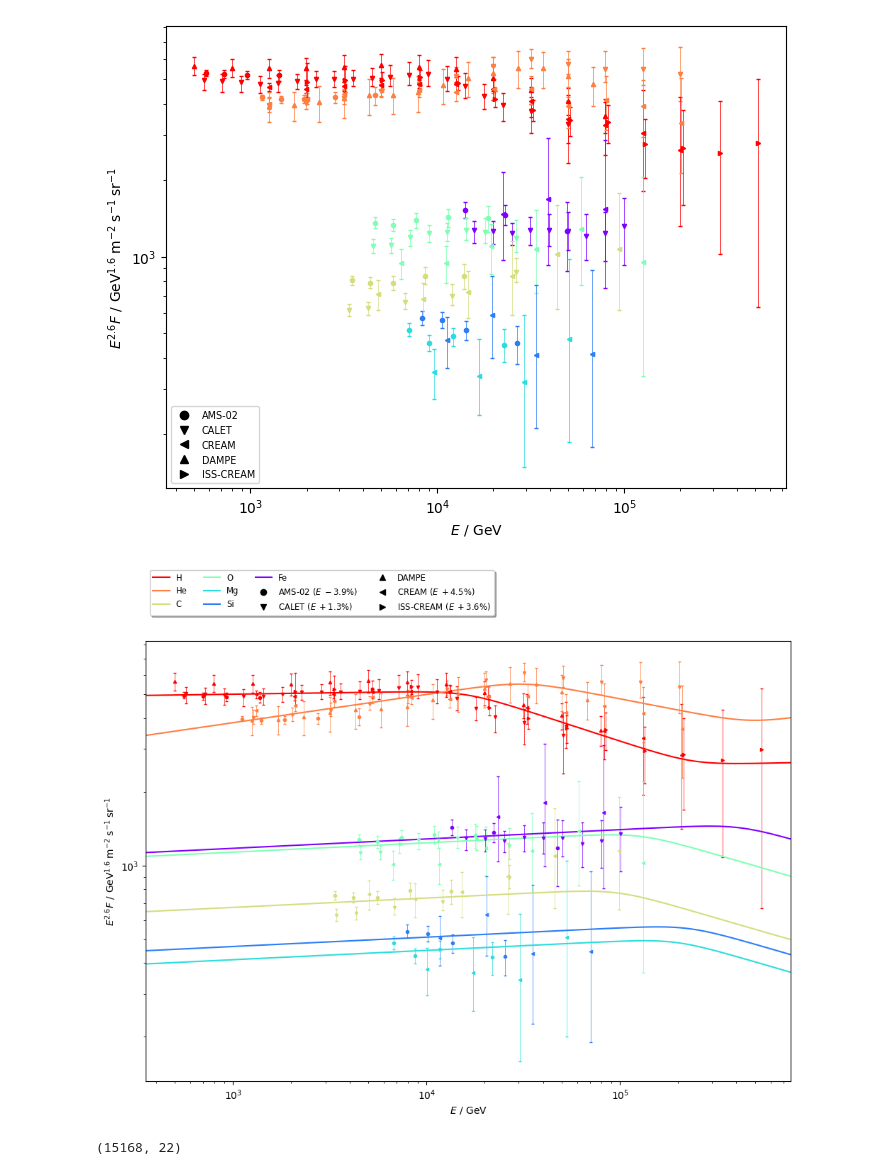
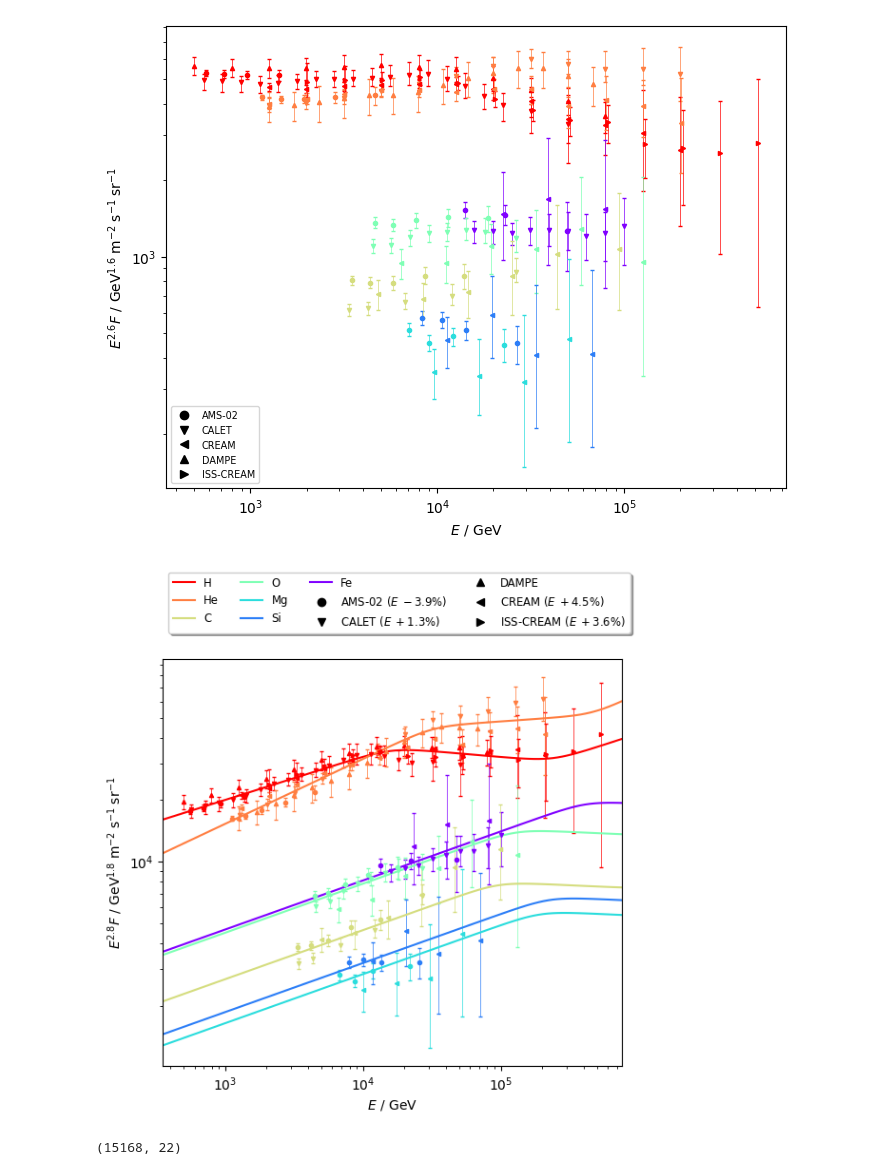
Before and after one commit to nj-vs-vh/EVA, a Jupyter notebook: 3-spectral-indices.ipynb, the cells around one changed output. Cells and saved outputs as stored; diff of their text form; code cells hidden in the pictures.

```diff
--- a/3-spectral-indices.ipynb
+++ b/3-spectral-indices.ipynb
@@ -29,11 +29,11 @@ theta_sample = np.loadtxt(FIT_DIR / "theta.txt")
 theta_best_fit = np.loadtxt(FIT_DIR / "posterior-ml.txt")
 best_fit_model = Model.unpack(theta_best_fit, layout_info=fc.model)
 # %%
-fig = best_fit_model.plot_spectra(fit_data, scale=2.6)
-ax = fig.axes[0]
+fig, ax = plt.subplots(figsize=(6, 6))
+fig = best_fit_model.plot_spectra(fit_data, scale=2.8, axes=ax)
 # ax.set_xlim(right=1e5)
 # %% [output]
-[figure, old version]
+[figure, new version]
 # %%
 theta_sample.shape
 # %% [output]
```
Also changed, not shown: 4 other files.
